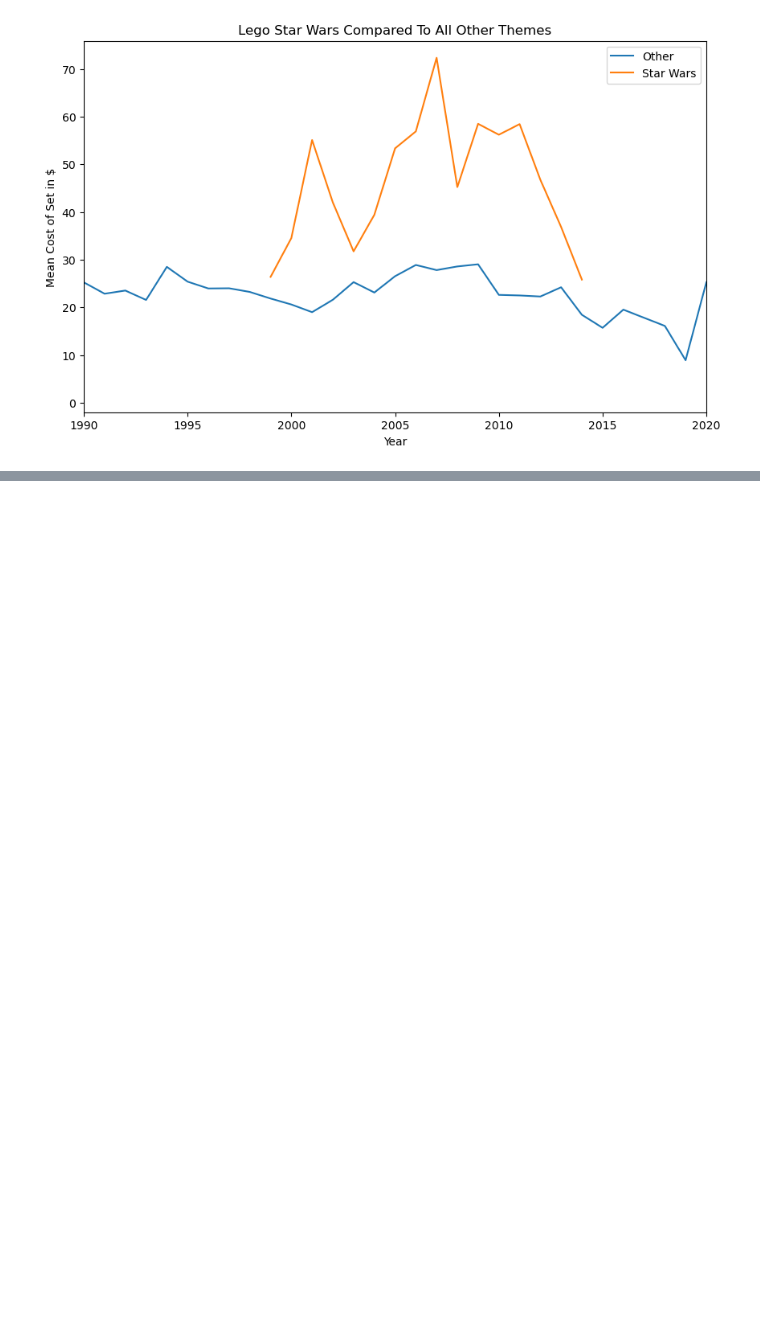
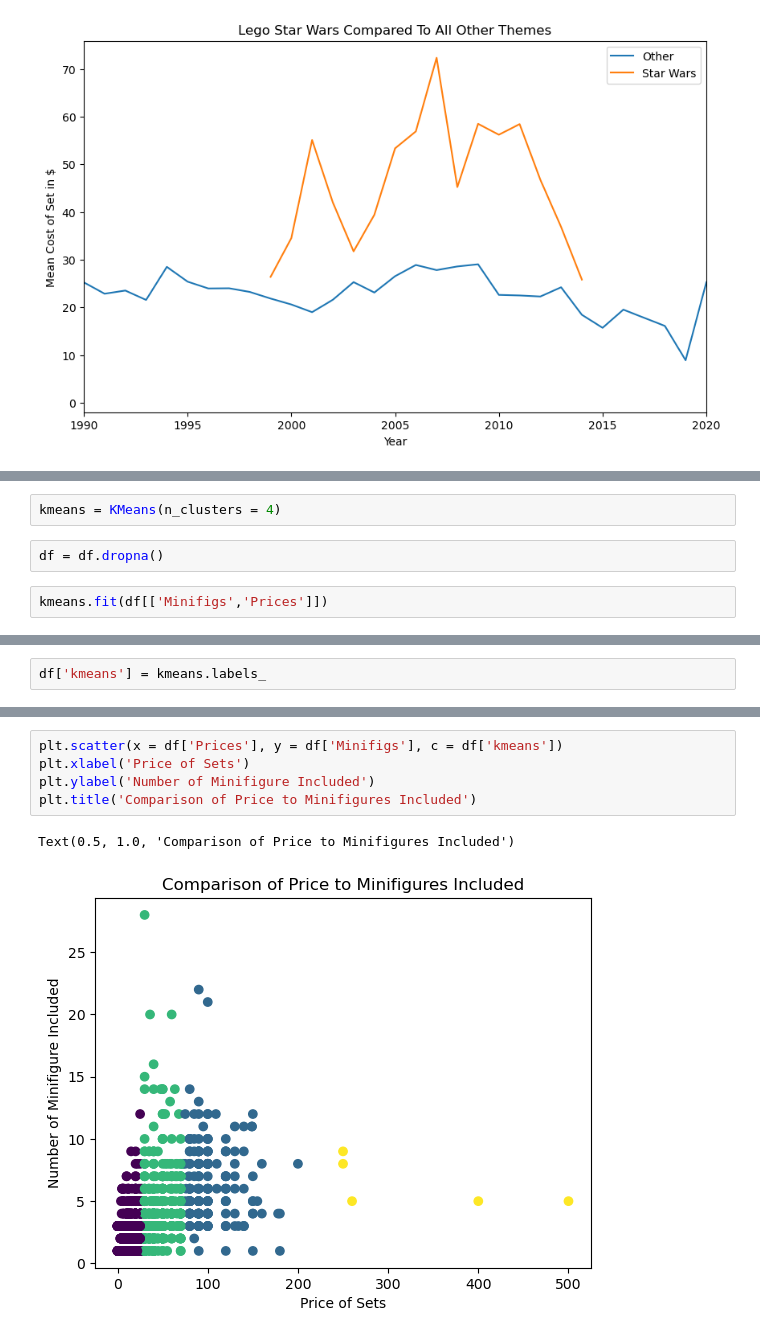
Before and after one commit to Domgraz/Lego_EDA, a Jupyter notebook: Lego_eda.ipynb, the cells around one changed output, grey strips where cells are left out. Drawn from its saved outputs; the diff is of its cells as text; blank space fills up the shorter version.

```diff
--- a/Lego_eda.ipynb
+++ b/Lego_eda.ipynb
@@ -282,0 +303,6 @@ plt.show()
+# %%
+kmeans = KMeans(n_clusters = 4)
+# %%
+df = df.dropna()
+# %%
+kmeans.fit(df[['Minifigs','Prices']])
@@ -282,0 +311,2 @@ plt.show()
+# %%
+df['kmeans'] = kmeans.labels_
@@ -282,0 +322,8 @@ plt.show()
+# %%
+plt.scatter(x = df['Prices'], y = df['Minifigs'], c = df['kmeans'])
+plt.xlabel('Price of Sets')
+plt.ylabel('Number of Minifigure Included')
+plt.title('Comparison of Price to Minifigures Included')
+# %% [output]
+Text(0.5, 1.0, 'Comparison of Price to Minifigures Included')
+[figure, added]
```
Also changed, not shown: parts of 6 cells of this notebook.
